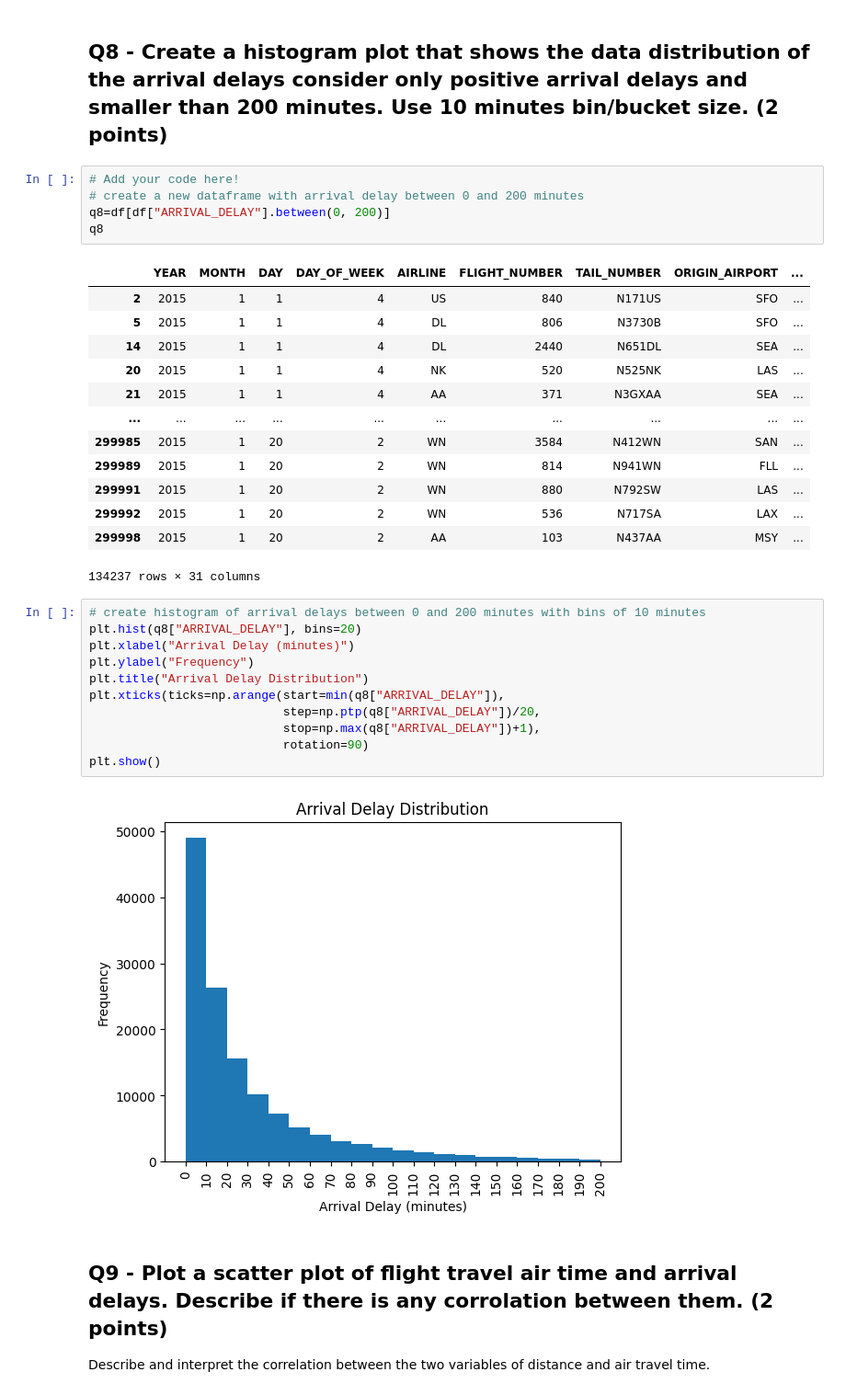
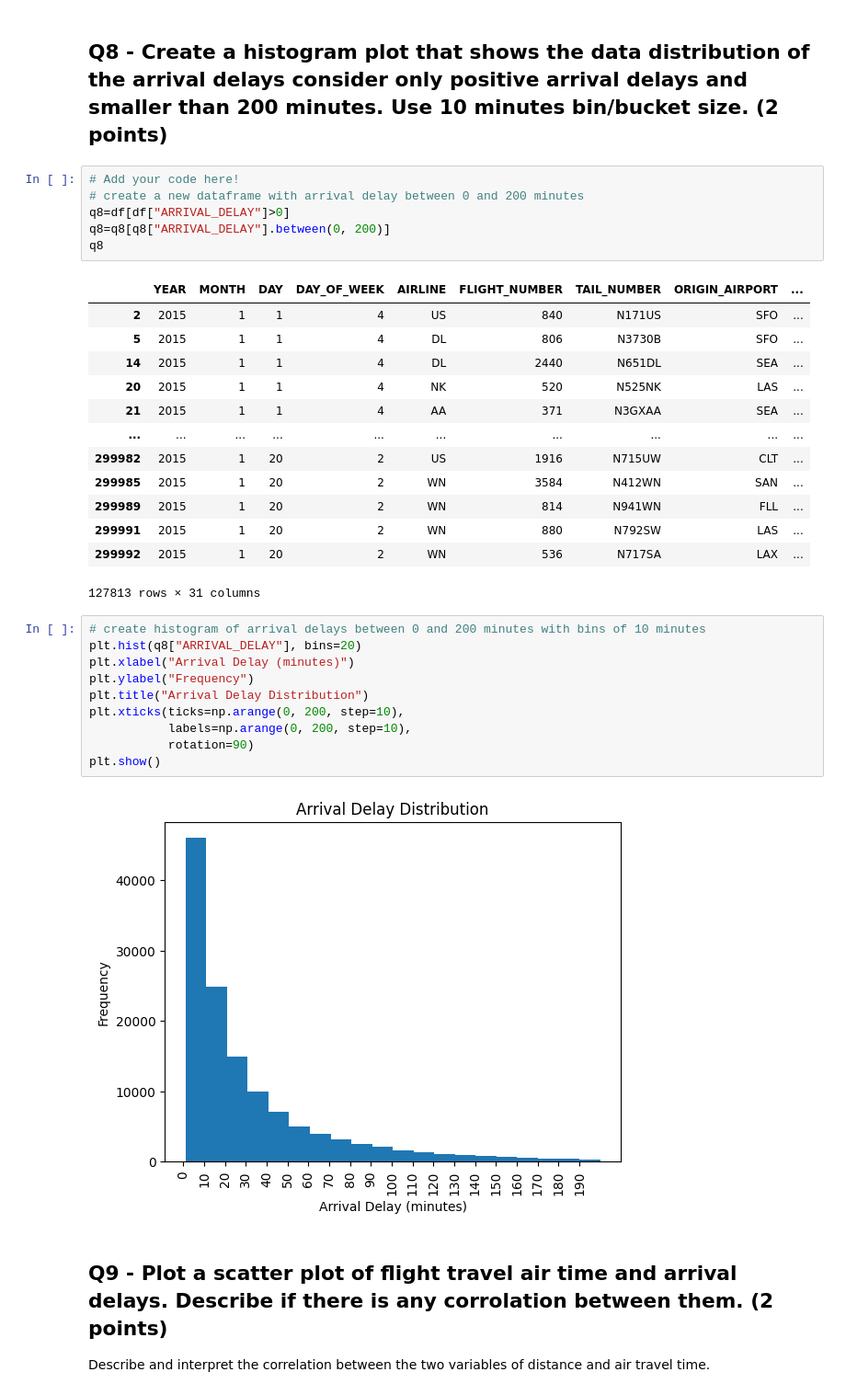
Before and after one commit to BictorFonseca/DataAnalysis, a Jupyter notebook: 329e_HW01_Spring24.ipynb, the cells around one changed output. Shown at 92% size. Cells and saved outputs as stored; diff of their text form.

```diff
--- a/329e_HW01_Spring24.ipynb
+++ b/329e_HW01_Spring24.ipynb
@@ -235,7 +235,8 @@ Name: CANCELLED, Length: 312, dtype: int64
 # %%
 # Add your code here!
 # create a new dataframe with arrival delay between 0 and 200 minutes
-q8=df[df["ARRIVAL_DELAY"].between(0, 200)]
+q8=df[df["ARRIVAL_DELAY"]>0]
+q8=q8[q8["ARRIVAL_DELAY"].between(0, 200)]
 q8
 # %% [output]
 |  | YEAR | MONTH | DAY | DAY_OF_WEEK | AIRLINE | FLIGHT_NUMBER | TAIL_NUMBER | ORIGIN_AIRPORT | ... |
@@ -245,25 +246,24 @@ q8
 | 20 | 2015 | 1 | 1 | 4 | NK | 520 | N525NK | LAS | ... |
 | 21 | 2015 | 1 | 1 | 4 | AA | 371 | N3GXAA | SEA | ... |
 | ... | ... | ... | ... | ... | ... | ... | ... | ... | ... |
+| 299982 | 2015 | 1 | 20 | 2 | US | 1916 | N715UW | CLT | ... |
 | 299985 | 2015 | 1 | 20 | 2 | WN | 3584 | N412WN | SAN | ... |
 | 299989 | 2015 | 1 | 20 | 2 | WN | 814 | N941WN | FLL | ... |
 | 299991 | 2015 | 1 | 20 | 2 | WN | 880 | N792SW | LAS | ... |
 | 299992 | 2015 | 1 | 20 | 2 | WN | 536 | N717SA | LAX | ... |
-| 299998 | 2015 | 1 | 20 | 2 | AA | 103 | N437AA | MSY | ... |
-134237 rows × 31 columns
+127813 rows × 31 columns
 # %%
 # create histogram of arrival delays between 0 and 200 minutes with bins of 10 minutes
 plt.hist(q8["ARRIVAL_DELAY"], bins=20)
 plt.xlabel("Arrival Delay (minutes)")
 plt.ylabel("Frequency")
 plt.title("Arrival Delay Distribution")
-plt.xticks(ticks=np.arange(start=min(q8["ARRIVAL_DELAY"]),
-                           step=np.ptp(q8["ARRIVAL_DELAY"])/20,
-                           stop=np.max(q8["ARRIVAL_DELAY"])+1),
-                           rotation=90)
+plt.xticks(ticks=np.arange(0, 200, step=10),
+           labels=np.arange(0, 200, step=10),
+           rotation=90)
 plt.show()
 # %% [output]
-[figure, old version]
+[figure, new version]
 # %% [markdown]
 ## Q9 -  Plot a scatter plot of  flight travel air time and arrival delays. Describe if there is any corrolation between them. (2 points)
 
```
Also changed, not shown: parts of 3 cells of this notebook.
